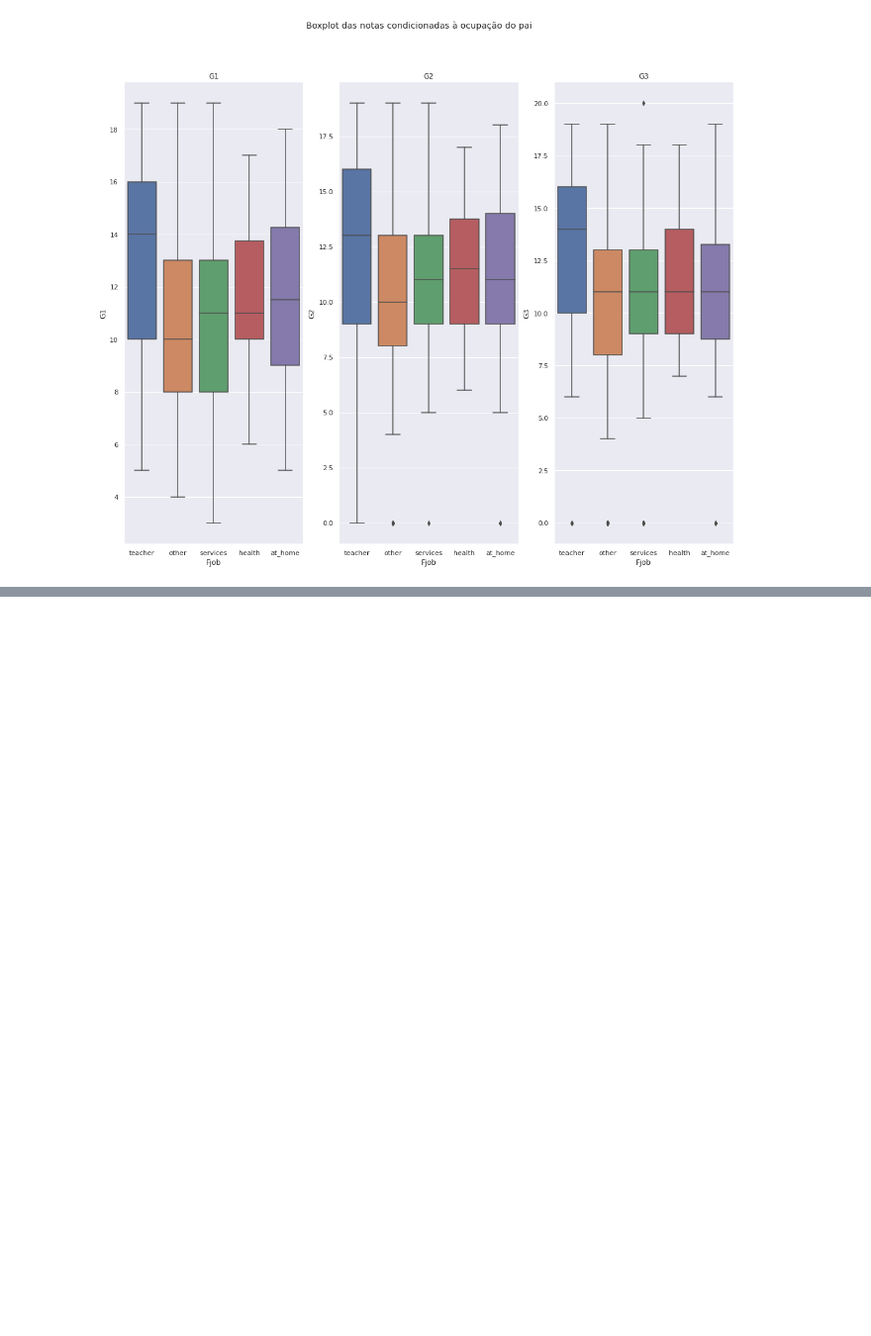
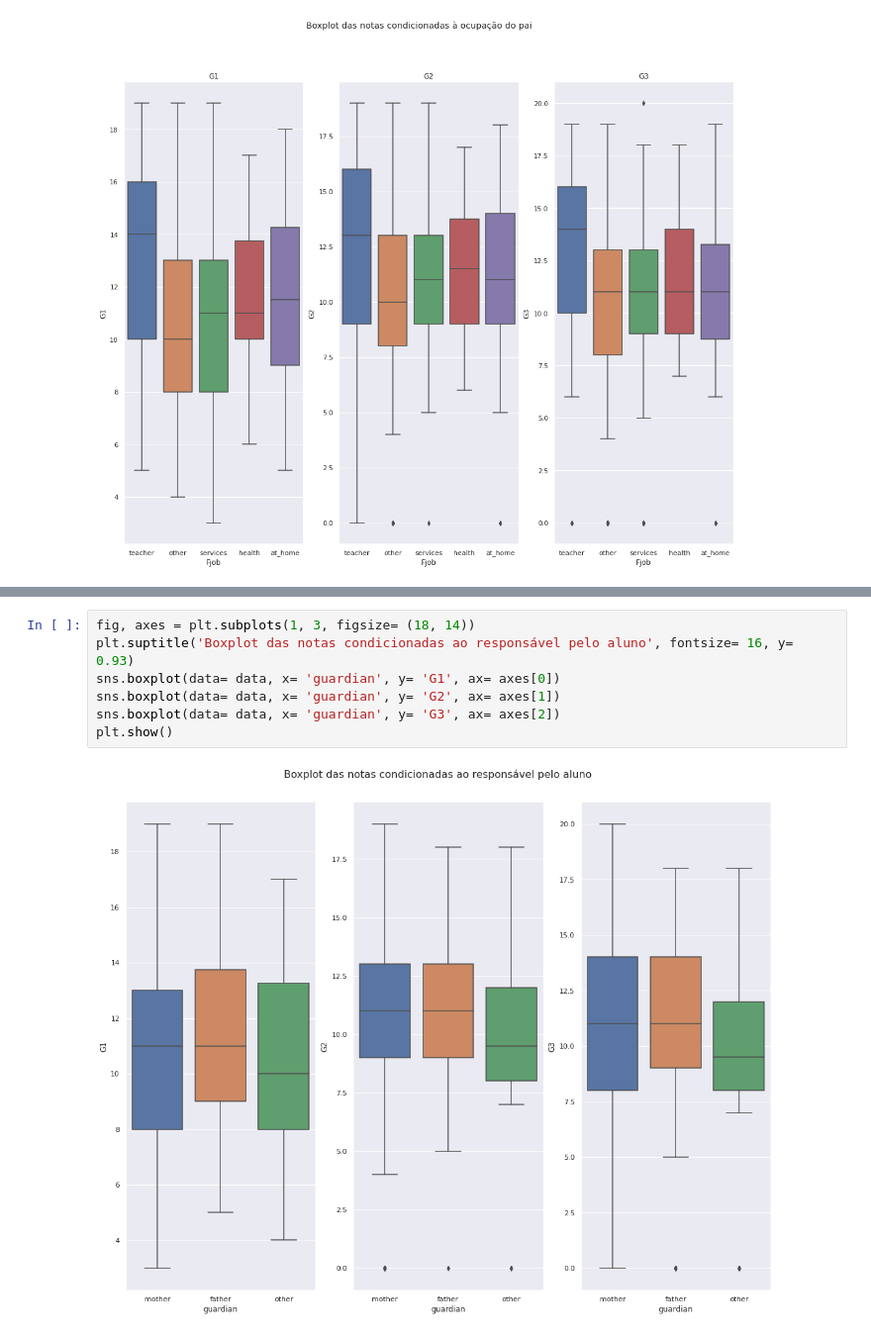
Before and after one commit to DamodaraBarbosa/machine_learning_studies, a Jupyter notebook: Student_Predict_Grade.ipynb, the cells around one changed output, grey strips where cells are left out. Shown at 99% size. Drawn from its saved outputs; the diff is of its cells as text; blank space fills up the shorter version.

```diff
--- a/Student_Predict_Grade.ipynb
+++ b/Student_Predict_Grade.ipynb
@@ -661,0 +702,9 @@ plt.show()
+# %%
+fig, axes = plt.subplots(1, 3, figsize= (18, 14))
+plt.suptitle('Boxplot das notas condicionadas ao responsável pelo aluno', fontsize= 16, y= 0.93)
+sns.boxplot(data= data, x= 'guardian', y= 'G1', ax= axes[0])
+sns.boxplot(data= data, x= 'guardian', y= 'G2', ax= axes[1])
+sns.boxplot(data= data, x= 'guardian', y= 'G3', ax= axes[2])
+plt.show()
+# %% [output]
+[figure, added]
```
Also changed, not shown: parts of 28 cells of this notebook.
